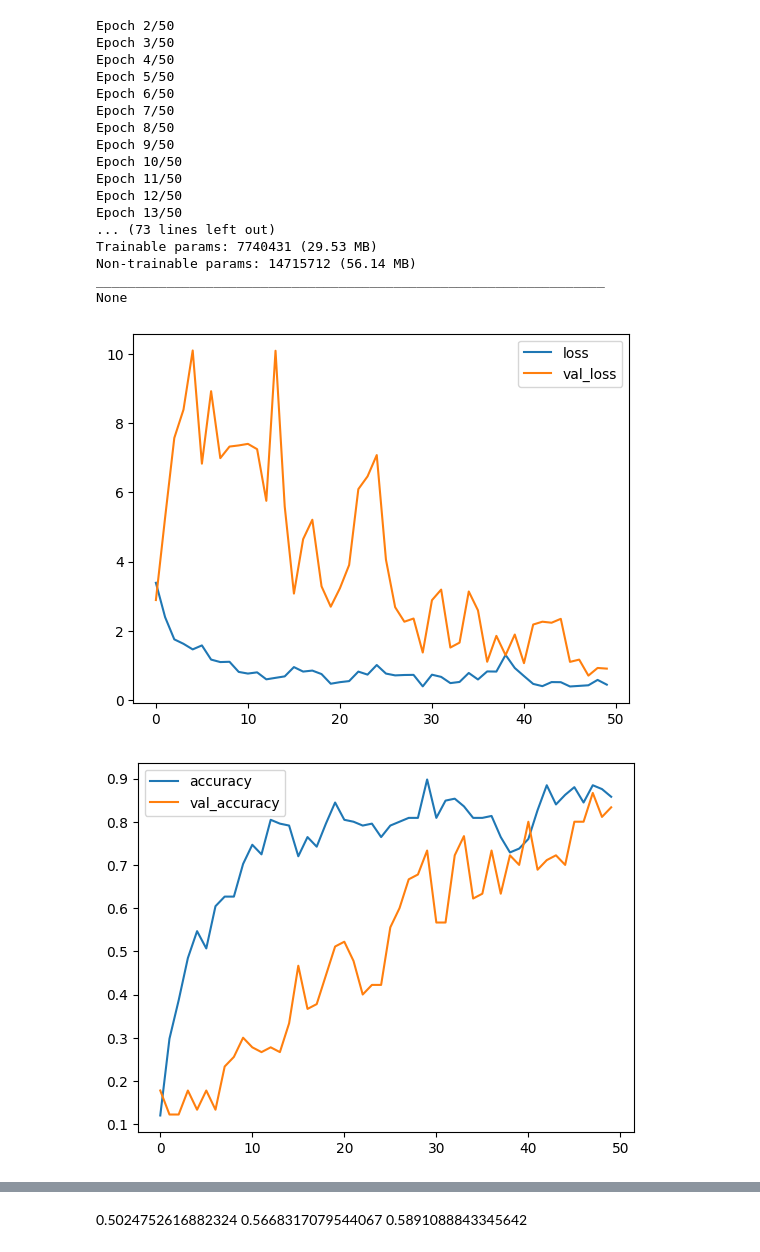
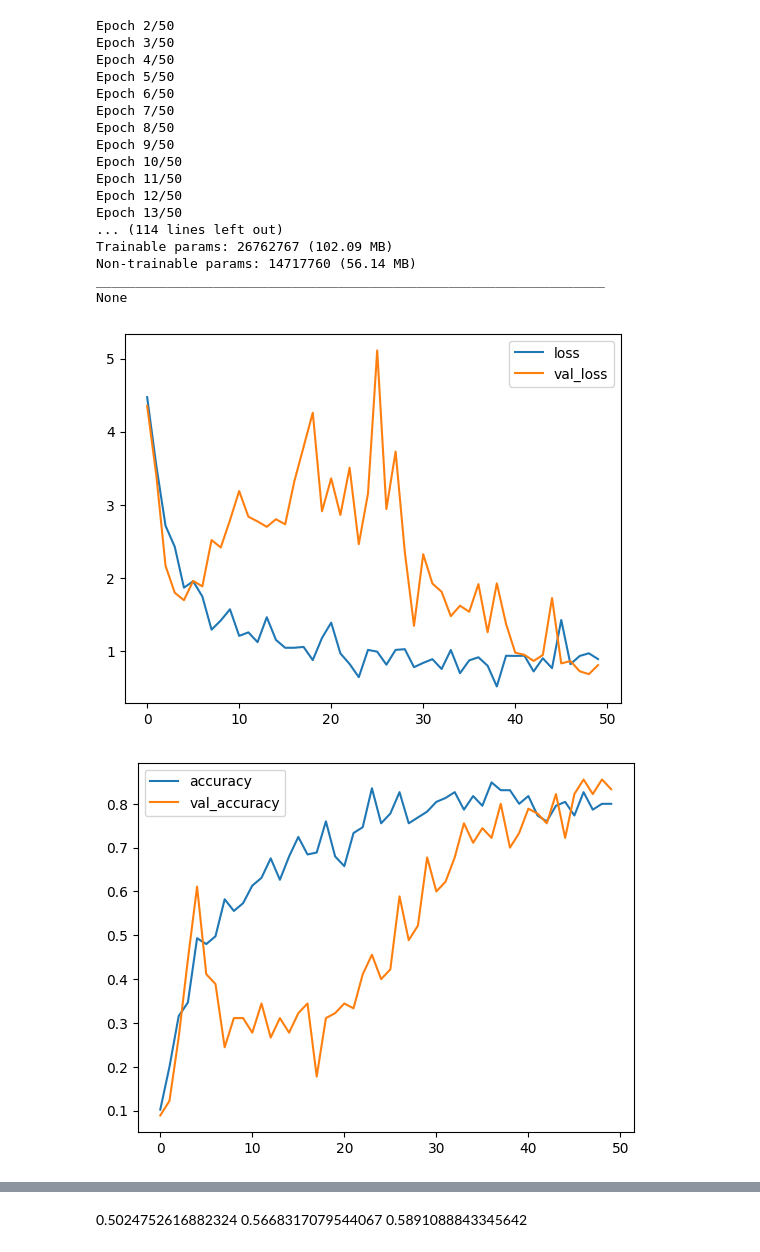
Before and after one commit to Minto312/SBQ, a Jupyter notebook: road_sign/train_test.ipynb, the cells around one changed output, grey strips where cells are left out. Drawn from its saved outputs; the diff is of its cells as text; code cells hidden in the pictures.

```diff
--- a/road_sign/train_test.ipynb
+++ b/road_sign/train_test.ipynb
@@ -73,7 +73,7 @@ import numpy as np
 # train_x, test_x, train_y, test_y = train_test_split(X, Y, test_size=0.2, stratify=Y, random_state=0)
 
 N_CLASSES = 15
-IMAGE_SIZE = 400
+IMAGE_SIZE = 500
 BATCH_SIZE = 32
 
 # data_generator = tf.keras.preprocessing.image.ImageDataGenerator(
@@ -91,8 +91,8 @@ train_data_augmer = tf.keras.preprocessing.image.ImageDataGenerator(
     rotation_range=45,
     height_shift_range=0.2,
     width_shift_range=0.2,
-    channel_shift_range=0.1,
-    brightness_range=[0.9,1.1],
+    # channel_shift_range=0.1,
+    brightness_range=[0.8,1.1],
 )
 valid_data_augmer = tf.keras.preprocessing.image.ImageDataGenerator(
     rescale=1.0/255.0
@@ -124,6 +124,13 @@ def show_imgs(imgs, row, col):
 #     data = next(train_generator)
 #     show_imgs(data[0], 4, 4)
 
+def step_decay(epoch):
+    lr = 0.001
+    if(epoch >= 100):
+        lr/=5
+    if(epoch>=140):
+        lr/=2
+    return lr
 
 callbacks = [
     tf.keras.callbacks.EarlyStopping(
@@ -138,35 +145,39 @@ callbacks = [
     #     log_dir='logs',
     #     histogram_freq=1
     # ),
+    step_decay,
 ]
 
 
 
-from tensorflow.keras.layers import Dense, Dropout, Conv2D, MaxPooling2D, Flatten, Input, BatchNormalization, Resizing, Rescaling
+from tensorflow.keras.layers import Dense, Dropout, Conv2D, GlobalAveragePooling2D, MaxPooling2D, Flatten, Input, BatchNormalization, Resizing, Rescaling
 from tensorflow.keras.applications import VGG16
 
 vgg_model = VGG16(weights='imagenet', include_top=False, input_shape=(IMAGE_SIZE, IMAGE_SIZE, 3))
 for layer in vgg_model.layers:
     layer.trainable = False
 
-inputs = Input(shape=(IMAGE_SIZE, IMAGE_SIZE, 3))
-x = vgg_model(inputs)
+# inputs = Input(shape=(IMAGE_SIZE, IMAGE_SIZE, 3))
+x = vgg_model.output
 x = BatchNormalization()(x)
 x = Conv2D(1024, (3, 3), activation='relu', padding='same')(x)
-x = MaxPooling2D(pool_size=(4, 4))(x)
-x = BatchNormalization()(x)
-x = Flatten()(x)
+x = Conv2D(1024, (3, 3), activation='relu', padding='same')(x)
+x = GrobalAveragePooling2D()(x)
+# x = BatchNormalization()(x)
+# x = Flatten()(x)
+x = Dense(2048, activation='relu')(x)
+x = Dropout(0.3)(x)
 x = Dense(1024, activation='relu')(x)
 x = Dropout(0.3)(x)
 x = Dense(512, activation='relu')(x)
 x = Dropout(0.3)(x)
-x = Dense(256, activation='relu')(x)
+x = Dense(1024, activation='relu')(x)
 x = Dropout(0.3)(x)
 outputs = Dense(N_CLASSES, activation='softmax')(x)
 
-EPOCHS = 50
+EPOCHS = 150
 
-model = tf.keras.Model(inputs=inputs, outputs=outputs)
+model = tf.keras.Model(inputs=vgg_model.input, outputs=outputs)
 model.compile(loss='categorical_crossentropy', optimizer='adam', metrics=['accuracy'])
 history = model.fit(train_generator, batch_size=BATCH_SIZE, epochs=EPOCHS, verbose='1', validation_data=valid_generator, callbacks=callbacks)
 # history = model.fit(train_x, train_y, batch_size=BATCH_SIZE, epochs=EPOCHS, verbose='1', validation_data=(test_x, test_y), callbacks=callbacks)
@@ -179,38 +190,38 @@ print('Test loss:', score[0])
 print('Test accuracy:', score[1])
 # !tensorboard --logdir logs/fit
 
 
 
 import pandas as pd
 
 hist_df = pd.DataFrame(history.history)
 hist_df[['loss', 'val_loss']].plot()
 hist_df[['accuracy', 'val_accuracy']].plot()
 
 print(model.summary())
 # %% [output]
 Found 225 images belonging to 15 classes.
 Found 90 images belonging to 15 classes.
 Epoch 1/50
 Epoch 2/50
 Epoch 3/50
 Epoch 4/50
 Epoch 5/50
 Epoch 6/50
 Epoch 7/50
 Epoch 8/50
 Epoch 9/50
 Epoch 10/50
 Epoch 11/50
 Epoch 12/50
 Epoch 13/50
-... (73 lines left out)
-Trainable params: 7740431 (29.53 MB)
-Non-trainable params: 14715712 (56.14 MB)
+... (114 lines left out)
+Trainable params: 26762767 (102.09 MB)
+Non-trainable params: 14717760 (56.14 MB)
 _________________________________________________________________
 None
-[figure, old version]
+[figure, new version]
-[figure, old version]
+[figure, new version]
 # %%
 # X = np.asarray(image_list).astype('float32') / 255.0
 
```
Also changed, not shown: parts of 1 cell of this notebook.
